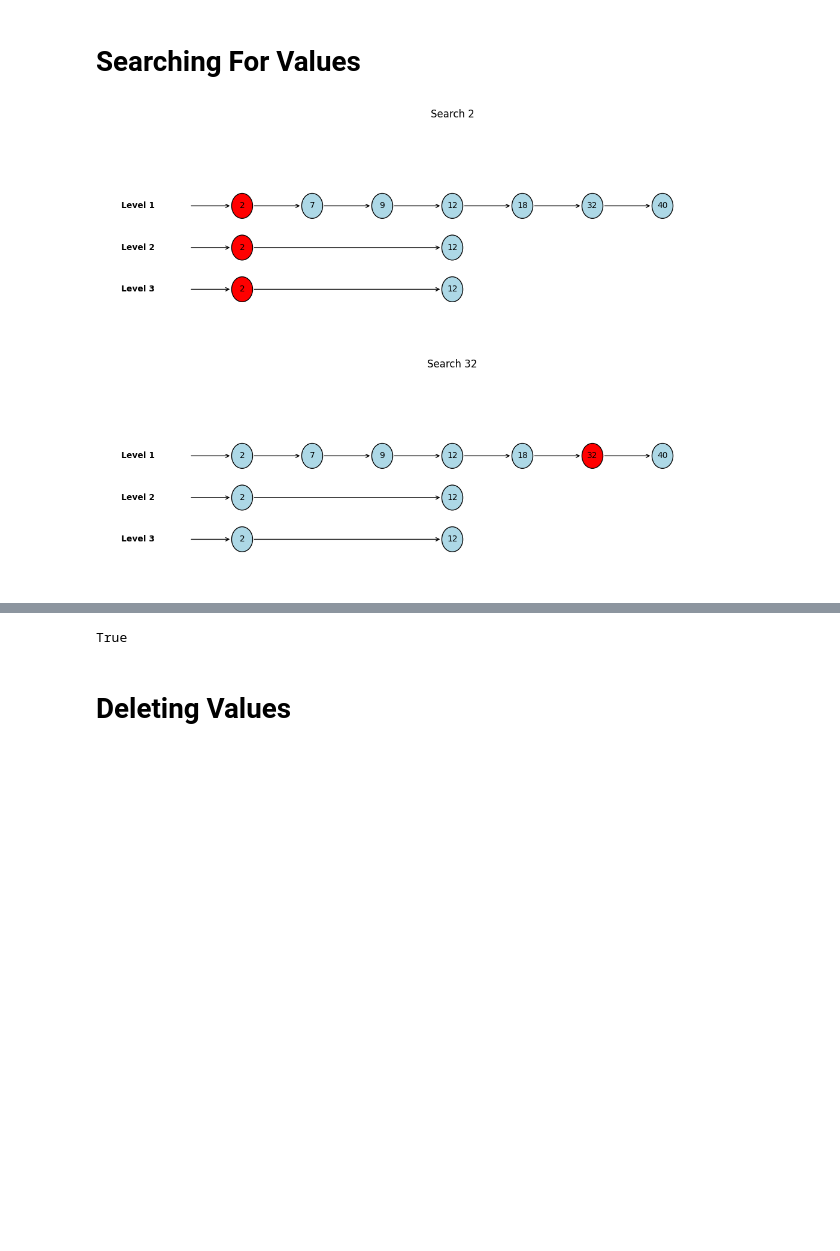
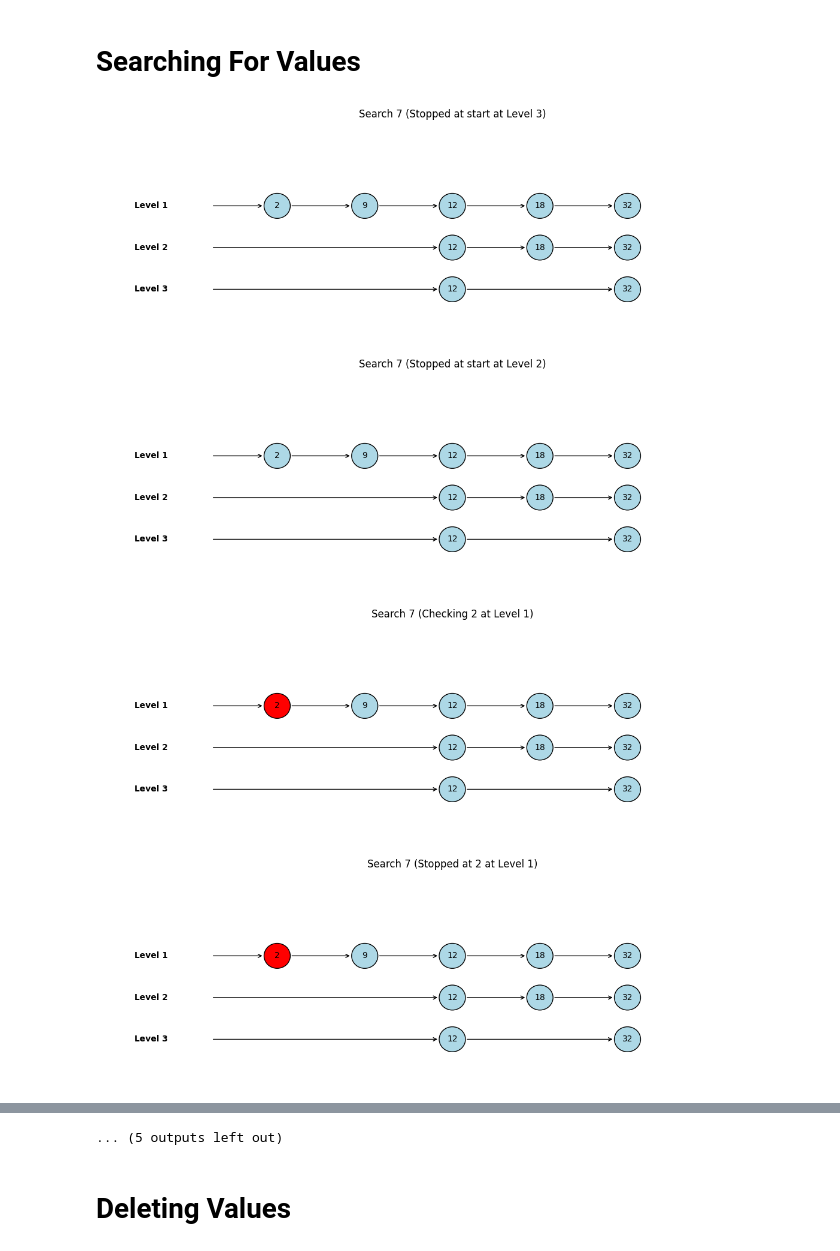
Before and after one commit to samhohenstein614/Skip-Lists-Presentation, a Jupyter notebook: SkipLists.ipynb, the cells around one changed output, grey strips where cells are left out. Saved outputs shown, nothing was run; the diff lists cells and outputs as text; code cells hidden in the pictures; blank space fills up the shorter version.

```diff
--- a/SkipLists.ipynb
+++ b/SkipLists.ipynb
@@ -16,7 +16,7 @@ class SkipList:
         self.p = p
         self.header = SkipListNode(-1, self.max_level)
         self.level = 0
-        self.history = []  # To track changes for visualization
+        self.history = []
 
     def random_level(self):
         lvl = 0
@@ -45,39 +45,55 @@ class SkipList:
                 new_node.forward[i] = update[i].forward[i]
                 update[i].forward[i] = new_node
 
-            # 👇 updated title includes chosen level (human-readable, so +1)
             self.visualize(f'Insert {value} (Level {new_level + 1})')
         else:
             self.visualize(f'Insert {value} (Already exists)')
 
     def search(self, value):
         current = self.header
-        path = []
+        found = False
+
         for i in reversed(range(self.level + 1)):
             while current.forward[i] and current.forward[i].value < value:
                 current = current.forward[i]
-            path.append((current.value, i))
+                self.visualize(f'Search {value} (Checking {current.value} at Level {i + 1})',
+                               highlight=[(current.value, i)])
+
+            self.visualize(f'Search {value} (Stopped at {current.value if current.value != -1 else "start"} at Level {i + 1})',
+                           highlight=[(current.value, i)])
+
         current = current.forward[0]
         found = current and current.value == value
-        self.visualize(f'Search {value}', highlight=value if found else None)
+
+        if found:
+            self.visualize(f'Search {value} (Found!)', highlight=[(current.value, 0)])
+        else:
+            self.visualize(f'Search {value} (Not Found)')
         return found
 
     def delete(self, value):
         update = [None] * (self.max_level + 1)
         current = self.header
+        found = False
+
         for i in reversed(range(self.level + 1)):
             while current.forward[i] and current.forward[i].value < value:
                 current = current.forward[i]
             update[i] = current
+
         current = current.forward[0]
         if current and current.value == value:
+            found = True
+            self.visualize(f'Deleting {value} (Before Removal)', highlight=value)
+
             for i in range(self.level + 1):
                 if update[i].forward[i] != current:
                     continue
                 update[i].forward[i] = current.forward[i]
             while self.level > 0 and self.header.forward[self.level] is None:
                 self.level -= 1
-        self.visualize(f'Delete {value}')
+
+        self.visualize(f'Delete {value}{" (Not Found)" if not found else ""}')
 
     def visualize(self, title, highlight=None):
         fig, ax = plt.subplots(figsize=(12, 2 + self.max_level))
@@ -100,13 +116,19 @@ class SkipList:
             for lvl in range(len(node.forward)):
                 x = i * x_spacing + 2
                 y = (self.max_level - lvl) * y_spacing
-                color = 'red' if node.value == highlight else 'lightblue'
+
+                is_highlighted = False
+                if isinstance(highlight, list):
+                    is_highlighted = (node.value, lvl) in highlight
+                elif isinstance(highlight, int):
+                    is_highlighted = node.value == highlight
+
+                color = 'red' if is_highlighted else 'lightblue'
                 circle = Circle((x, y), 0.3, color=color, ec='black')
                 ax.add_patch(circle)
                 ax.text(x, y, str(node.value), ha='center', va='center', fontsize=10)
                 node_positions[(node.value, lvl)] = (x, y)
 
-        # Draw arrows from header to first node at each level
         for lvl in range(self.level + 1):
             if self.header.forward[lvl]:
                 x1 = 0.5
@@ -117,7 +139,6 @@ class SkipList:
                     ax.annotate('', xy=(x2 - 0.3, y2), xytext=(x1, y1),
                                 arrowprops=dict(arrowstyle='->', lw=1))
 
-        # Draw forward pointers between nodes
         for node in nodes:
             for lvl in range(len(node.forward)):
                 if node.forward[lvl]:
@@ -154,8 +175,11 @@ for value in values:
 # %% [markdown]
 # Searching For Values
 # %%
-s.search(values[0])
-s.search(values[5])
+s.search(7)
+s.search(32)
+s.search(1000)
 # %% [output]
-[figure, old version]
+[figure, new version]
-[figure, old version]
+[figure, new version]
+[figure, added]
+[figure, added]
@@ -162,4 +194,4 @@ s.search(values[5])
-True
+... (5 outputs left out)
 # %% [markdown]
 # Deleting Values
 # %%
```
Also changed, not shown: parts of 3 cells of this notebook.
